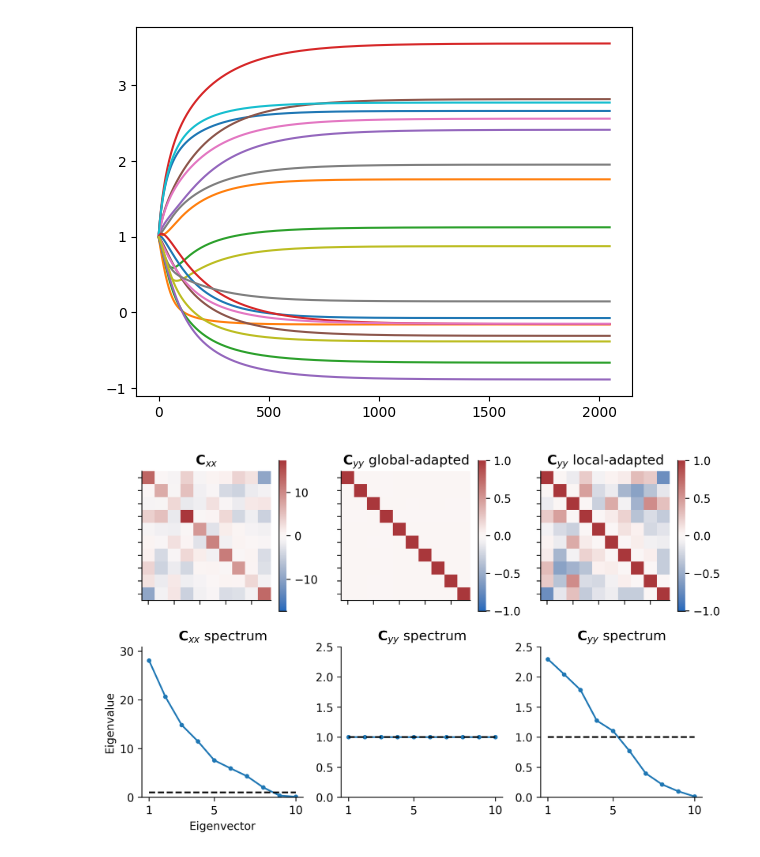
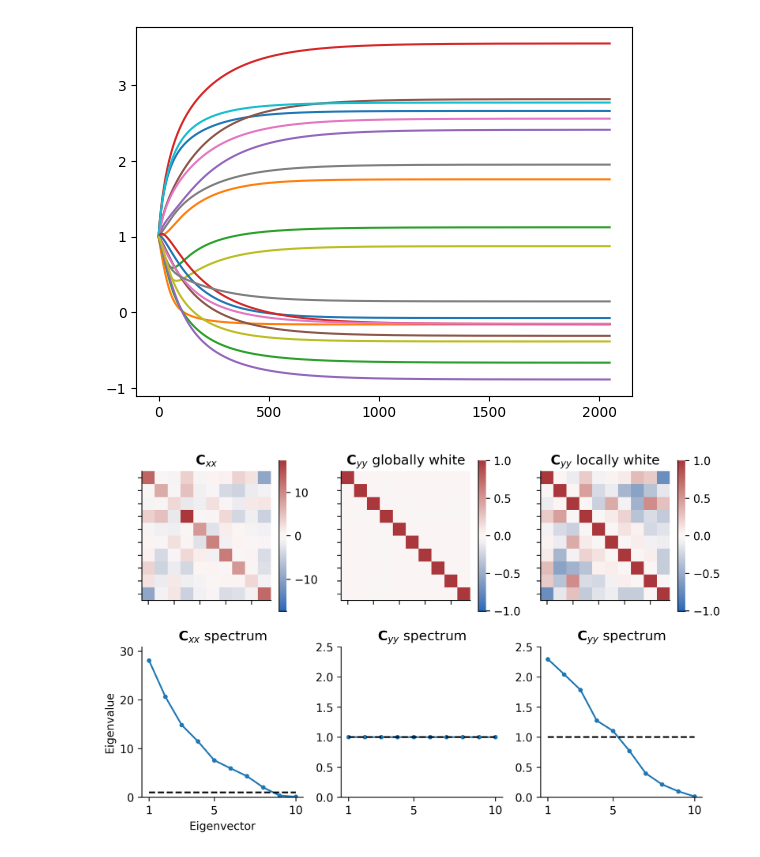
Before and after one commit to lyndond/frame_whitening, a Jupyter notebook: figures/conv1d.ipynb, the cells around one changed output. Cells and saved outputs as stored; diff of their text form; code cells hidden in the pictures.

```diff
--- a/figures/conv1d.ipynb
+++ b/figures/conv1d.ipynb
@@ -62,33 +62,33 @@ def heatmap(C, ax):
     sns.heatmap(C, ax=ax, vmin=-_VMAX, vmax=_VMAX, cmap="vlag", cbar=True, square=True)
 
 fig, ax = plt.subplots(2, 3, figsize=(8, 5), dpi=300, sharex="row")
 
 heatmap(Cxx0, ax[0,0])
 heatmap(Cww, ax[0,1])
 heatmap(Cw2, ax[0,2])
 
 ax[1,0].plot(np.arange(1,N+1), np.linalg.eigh(Cxx0)[0][::-1], ".-")
 ax[1,1].plot(np.arange(1, N+1), np.linalg.eigh(Cww)[0][::-1], ".-")
 ax[1,2].plot(np.arange(1, N+1), np.linalg.eigh(Cw2)[0][::-1], ".-")
 
 ax[1,0].hlines(1, 1, N, color="k", linestyle="--")
 ax[1,1].hlines(1, 1, N, color="k", linestyle="--")
 ax[1,2].hlines(1, 1, N, color="k", linestyle="--")
 
 ax[0,0].set(title=r"${\bf C}_{xx}$", xticklabels=[], yticklabels=[])
-ax[0,1].set(title=r"${\bf C}_{yy}$ global-adapted", xticklabels=[], yticklabels=[])
-ax[0,2].set(title=r"${\bf C}_{yy}$ local-adapted", xticklabels=[], yticklabels=[])
+ax[0,1].set(title=r"${\bf C}_{yy}$ globally white", xticklabels=[], yticklabels=[])
+ax[0,2].set(title=r"${\bf C}_{yy}$ locally white", xticklabels=[], yticklabels=[])
 
 yscale = "linear"
 ax[1, 0].set(title=r"${\bf C}_{xx}$ spectrum", yscale=yscale,
     ylabel="Eigenvalue", xlabel="Eigenvector",
     xticks=(1, N//2, N), xticklabels=(1, N//2, N), ylim=(0, max(np.linalg.eigh(Cxx0)[0]) * 1.1))
 
 _YMAX = 2.5
 ax[1, 1].set(title=r"${\bf C}_{yy}$ spectrum", yscale=yscale, ylim=(0, _YMAX))
 ax[1, 2].set(title=r"${\bf C}_{yy}$ spectrum", yscale=yscale, ylim=(0, _YMAX))
 
 fig.tight_layout()
 sns.despine()
 # %% [output]
-[figure, old version]
+[figure, new version]
```
Also changed, not shown: 4 other files.
